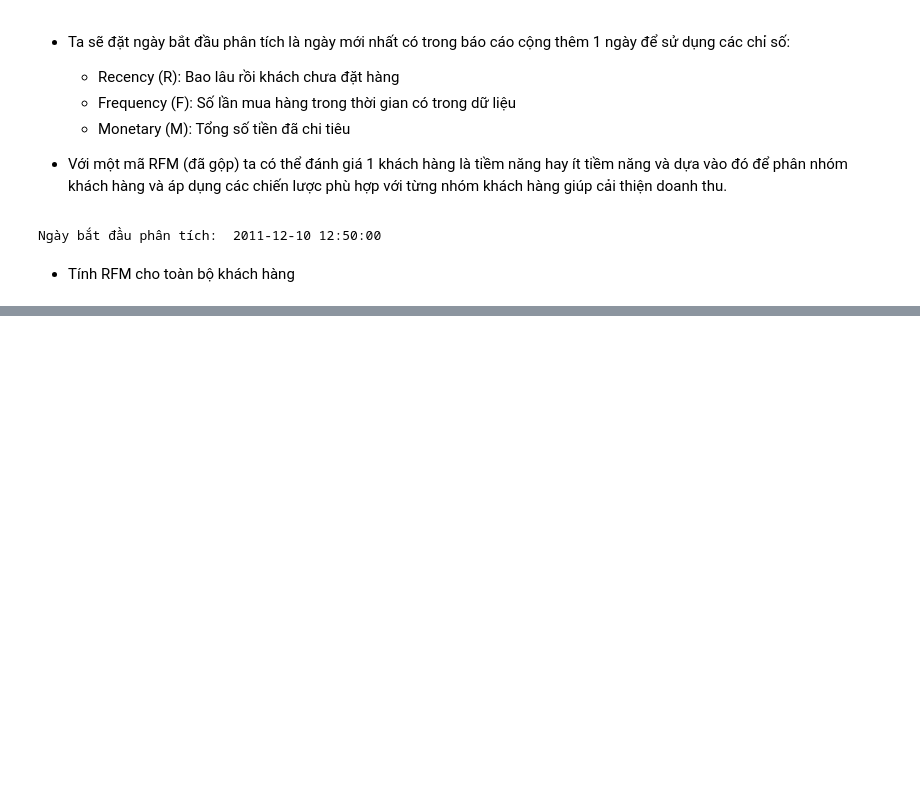
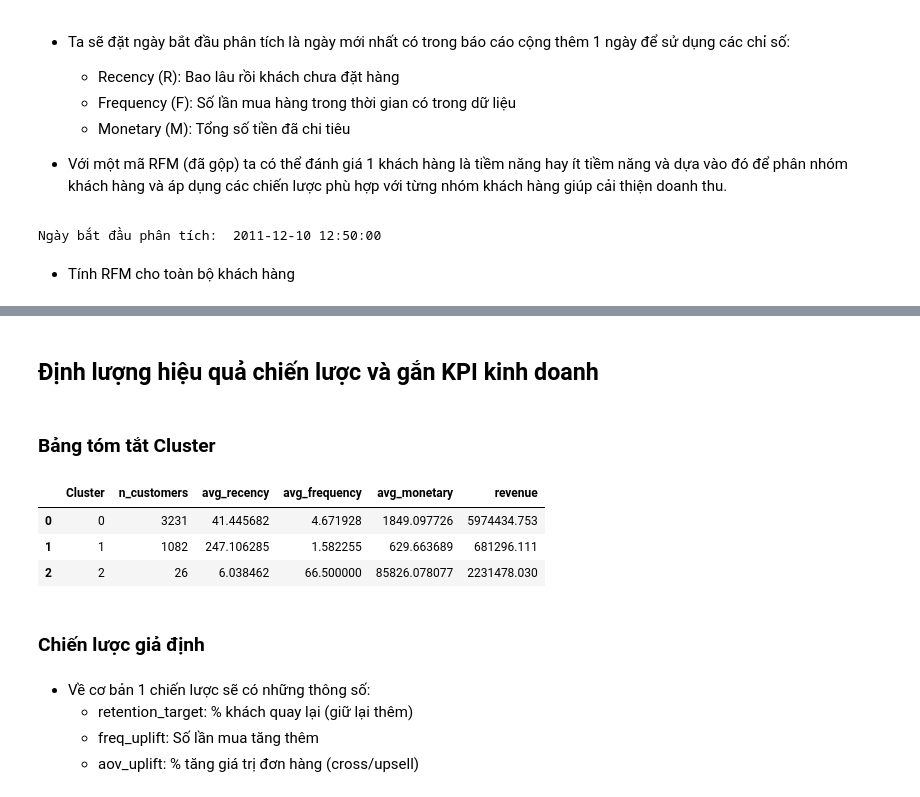
Before and after one commit to MinhThuat/Customer-behavior-analysis-and-revenue-forecasting, a Jupyter notebook: NoteBook/Project_Online_Retail.ipynb, the cells around one changed output, grey strips where cells are left out. Saved outputs shown, nothing was run; the diff lists cells and outputs as text; code cells hidden in the pictures; blank space fills up the shorter version.

Commit message:
Update RFM, Hypothetical Strategy and Summary of KPIs

```diff
--- a/NoteBook/Project_Online_Retail.ipynb
+++ b/NoteBook/Project_Online_Retail.ipynb
@@ -320,0 +392,26 @@ rfm.head()
+# %% [markdown]
+## Định lượng hiệu quả chiến lược và gắn KPI kinh doanh
+# %% [markdown]
+### Bảng tóm tắt Cluster
+# %%
+cluster_summary = rfm.groupby("Cluster").agg(
+    n_customers = ("CustomerID", "nunique"),
+    avg_recency = ("Recency", "mean"),
+    avg_frequency = ("Frequency", "mean"),
+    avg_monetary = ("Monetary", "mean"),
+    revenue = ("Monetary", "sum")
+).reset_index()
+
+cluster_summary
+# %% [output]
+|  | Cluster | n_customers | avg_recency | avg_frequency | avg_monetary | revenue |
+| 0 | 0 | 3231 | 41.445682 | 4.671928 | 1849.097726 | 5974434.753 |
+| 1 | 1 | 1082 | 247.106285 | 1.582255 | 629.663689 | 681296.111 |
+| 2 | 2 | 26 | 6.038462 | 66.500000 | 85826.078077 | 2231478.030 |
+# %% [markdown]
+### Chiến lược giả định
+# %% [markdown]
+- Về cơ bản 1 chiến lược sẽ có những thông số:
+    + retention_target: % khách quay lại (giữ lại thêm)
+    + freq_uplift: Số lần mua tăng thêm
+    + aov_uplift: % tăng giá trị đơn hàng (cross/upsell)
```
Also changed, not shown: parts of 19 cells of this notebook.
